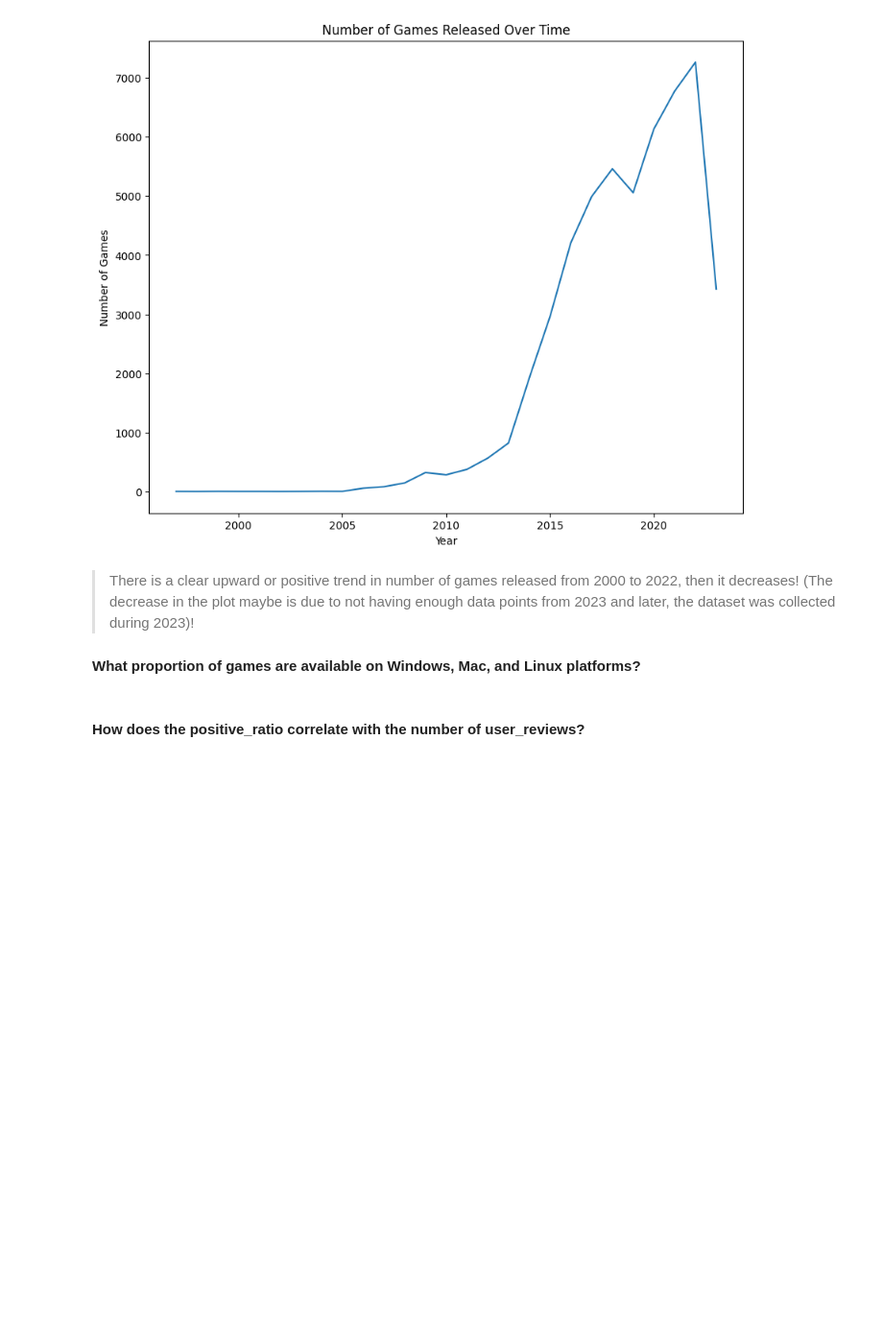
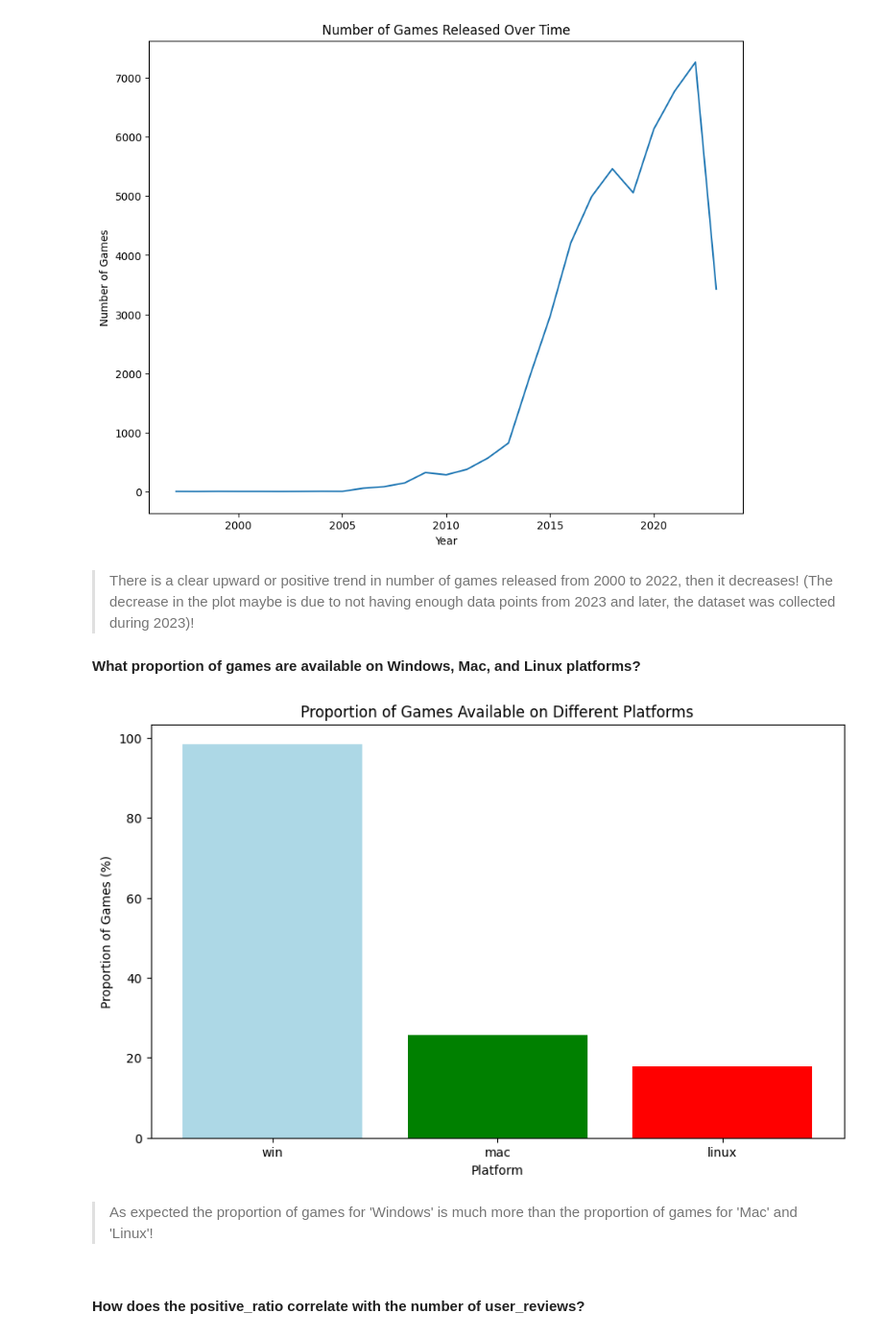
Before and after one commit to Darknight47/Data-Science-Project-02, a Jupyter notebook: steam_game_recommendation.ipynb, the cells around one changed output. Shown at 96% size. Drawn from its saved outputs; the diff is of its cells as text; code cells hidden in the pictures; blank space fills up the shorter version.

Commit message:
proportion of games on platforms

```diff
--- a/steam_game_recommendation.ipynb
+++ b/steam_game_recommendation.ipynb
@@ -166,6 +166,27 @@ plt.show()
 # %% [markdown]
 > There is a clear upward or positive trend in number of games released from 2000 to 2022, then it decreases! (The decrease in the plot maybe is due to not having enough data points from 2023 and later, the dataset was collected during 2023)!
 #### What proportion of games are available on Windows, Mac, and Linux platforms?
+# %%
+platforms = ['win', 'mac', 'linux']
+platform_counts = {platform: games_df[platform].sum() for platform in platforms}
+
+# Total number of games
+total_games = len(games_df)
+
+# Proportion of games available on each platform
+platform_proportions = {platform: count / total_games * 100 for platform, count in platform_counts.items()}
+# %%
+# Plotting the proportions
+plt.figure(figsize=(10, 6))
+plt.bar(platform_proportions.keys(), platform_proportions.values(), color=['lightblue', 'green', 'red'])
+plt.title('Proportion of Games Available on Different Platforms')
+plt.xlabel('Platform')
+plt.ylabel('Proportion of Games (%)')
+plt.show()
+# %% [output]
+[figure, added]
+# %% [markdown]
+> As expected the proportion of games for 'Windows' is much more than the proportion of games for 'Mac' and 'Linux'!
 # %% [markdown]
 #### How does the positive_ratio correlate with the number of user_reviews?
 # %% [markdown]
```
